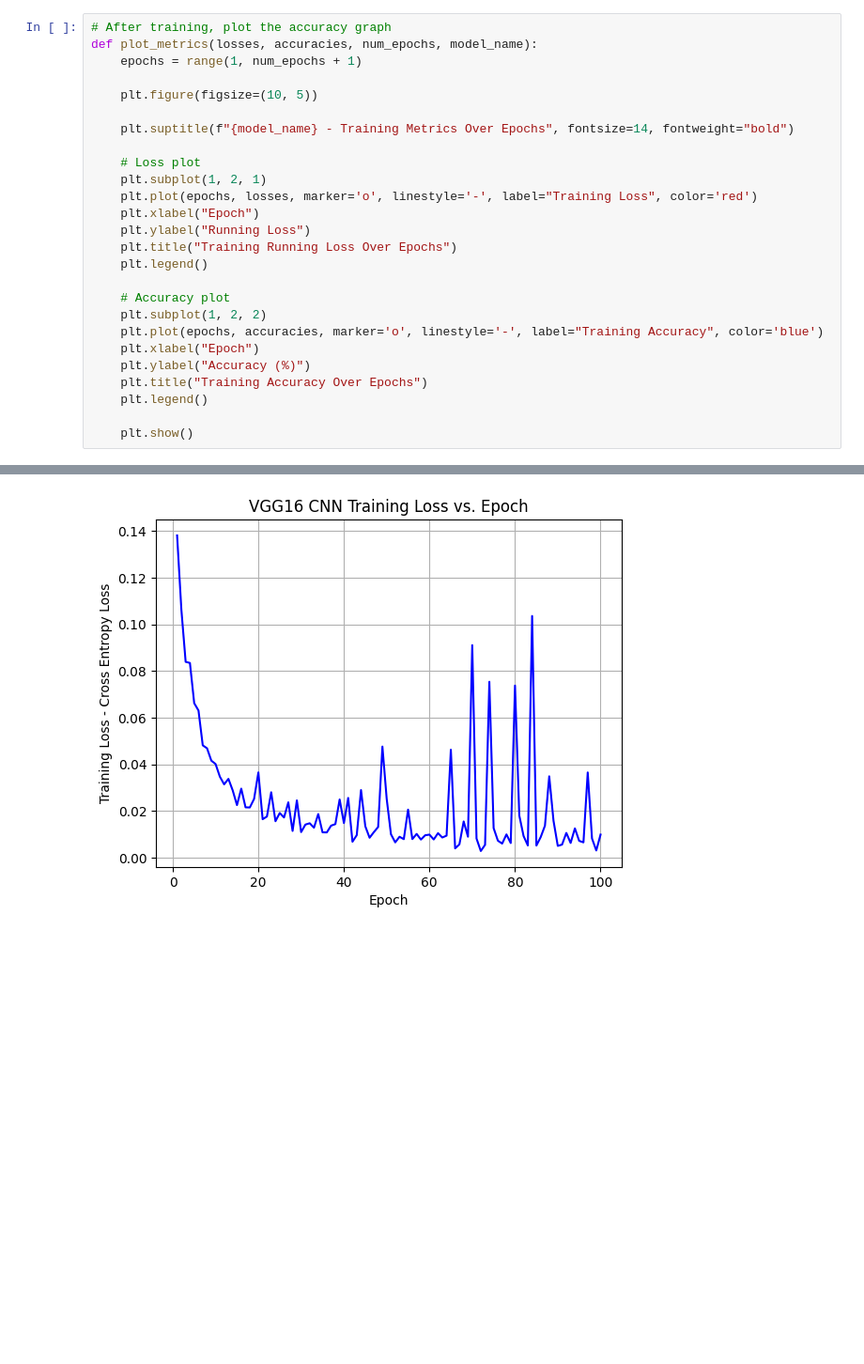
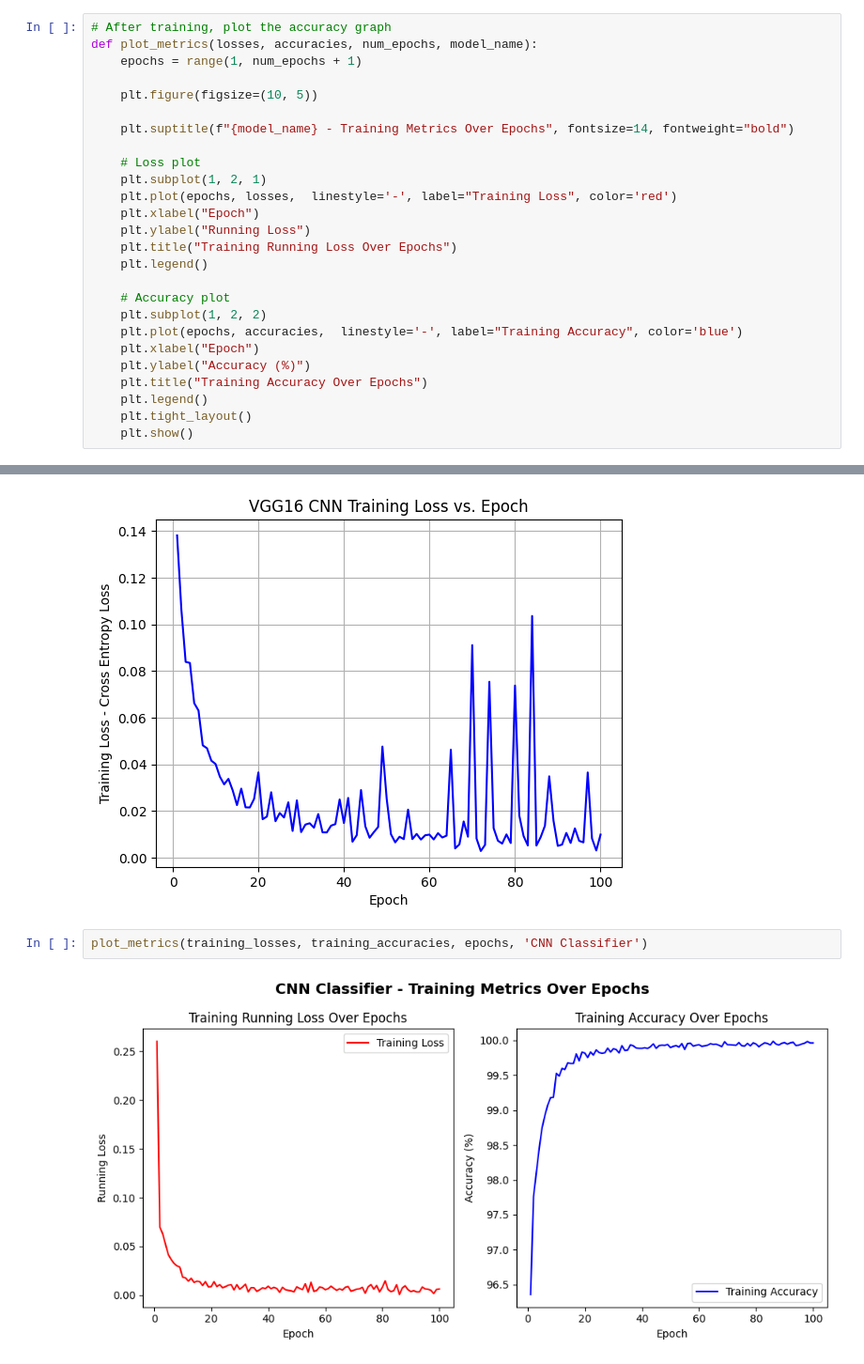
Before and after one commit to niiquaye/ECE457B, a Jupyter notebook: W25-asg3/assignment.ipynb, the cells around one changed output, grey strips where cells are left out. Shown at 94% size. Cells and saved outputs as stored; diff of their text form; blank space fills up the shorter version.

```diff
--- a/W25-asg3/assignment.ipynb
+++ b/W25-asg3/assignment.ipynb
@@ -175,7 +177,7 @@ def plot_metrics(losses, accuracies, num_epochs, model_name):
 
     # Loss plot
     plt.subplot(1, 2, 1)
-    plt.plot(epochs, losses, marker='o', linestyle='-', label="Training Loss", color='red')
+    plt.plot(epochs, losses,  linestyle='-', label="Training Loss", color='red')
     plt.xlabel("Epoch")
     plt.ylabel("Running Loss")
     plt.title("Training Running Loss Over Epochs")
@@ -183,12 +185,12 @@ def plot_metrics(losses, accuracies, num_epochs, model_name):
 
     # Accuracy plot
     plt.subplot(1, 2, 2)
-    plt.plot(epochs, accuracies, marker='o', linestyle='-', label="Training Accuracy", color='blue')
+    plt.plot(epochs, accuracies,  linestyle='-', label="Training Accuracy", color='blue')
     plt.xlabel("Epoch")
     plt.ylabel("Accuracy (%)")
     plt.title("Training Accuracy Over Epochs")
     plt.legend()
-
+    plt.tight_layout()
     plt.show()
 # %%
 def extract_features(model, dataloader, device):
@@ -401,3 +408,7 @@ plt.grid()
 plt.show()
 # %% [output]
 [figure]
+# %%
+plot_metrics(training_losses, training_accuracies, epochs, 'CNN Classifier')
+# %% [output]
+[figure, added]
```
Also changed, not shown: parts of 15 cells of this notebook.
